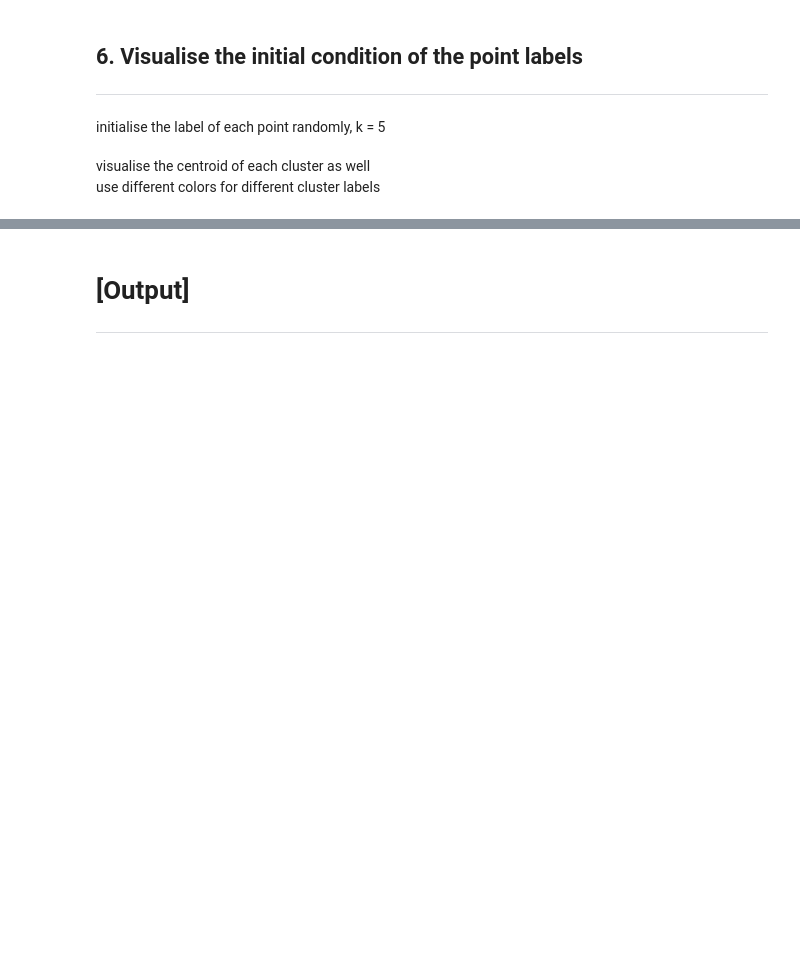
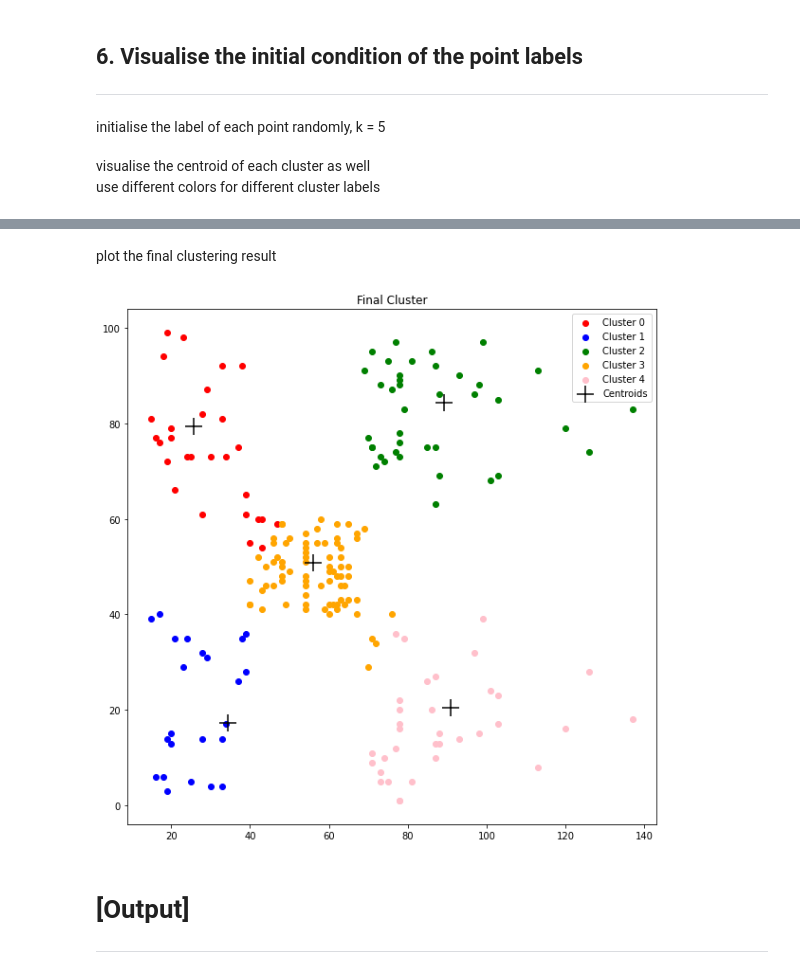
Before and after one commit to wkdthf21/Machine-Learning-Assignment, a Jupyter notebook: 07/assignment #07.ipynb, the cells around one changed output, grey strips where cells are left out. Saved outputs shown, nothing was run; the diff lists cells and outputs as text; code cells hidden in the pictures; blank space fills up the shorter version.

```diff
--- a/07/assignment #07.ipynb
+++ b/07/assignment #07.ipynb
@@ -115,25 +223,24 @@ use different colors for different cluster labels
+# %% [markdown]
+plot the final clustering result
 # %%
-label_list = np.zeros(len(data))
-for i in range(len(data)):
-    label_list[i] = compute_label(data[i], M_list)
-
-
 cluster0_list = data[label_list == 0]
 cluster1_list = data[label_list == 1]
 cluster2_list = data[label_list == 2]
 cluster3_list = data[label_list == 3]
 cluster4_list = data[label_list == 4]
 
 plt.figure(figsize = (10, 10))
 plt.scatter(cluster0_list[:, 0], cluster0_list[:, 1], c = 'red', marker = 'o', label = 'Cluster 0')
 plt.scatter(cluster1_list[:, 0], cluster1_list[:, 1], c = 'blue', marker = 'o', label = 'Cluster 1')
 plt.scatter(cluster2_list[:, 0], cluster2_list[:, 1], c = 'green', marker = 'o', label = 'Cluster 2')
 plt.scatter(cluster3_list[:, 0], cluster3_list[:, 1], c = 'orange', marker = 'o', label = 'Cluster 3')
 plt.scatter(cluster4_list[:, 0], cluster4_list[:, 1], c = 'pink', marker = 'o', label = 'Cluster 4')
 plt.scatter(M_list[:, 0], M_list[:, 1], c = 'black', marker = '+', s = 300, label = 'Centroids')
-plt.title('Initial Cluster')
+plt.title('Final Cluster')
 plt.legend(loc = 'upper right')
 plt.show()
+# %% [output]
+[figure, added]
 # %% [markdown]
 # [Output]
 <hr>
```
Also changed, not shown: parts of 11 cells of this notebook.
